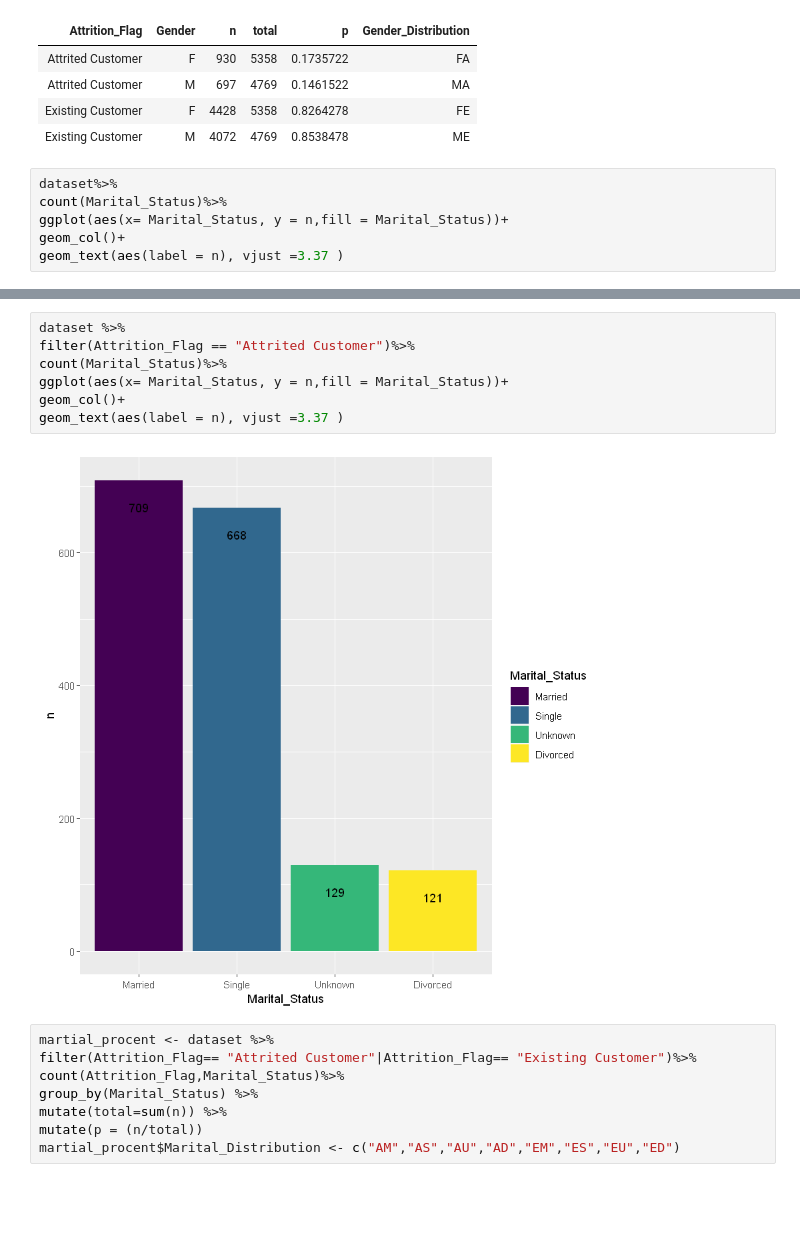
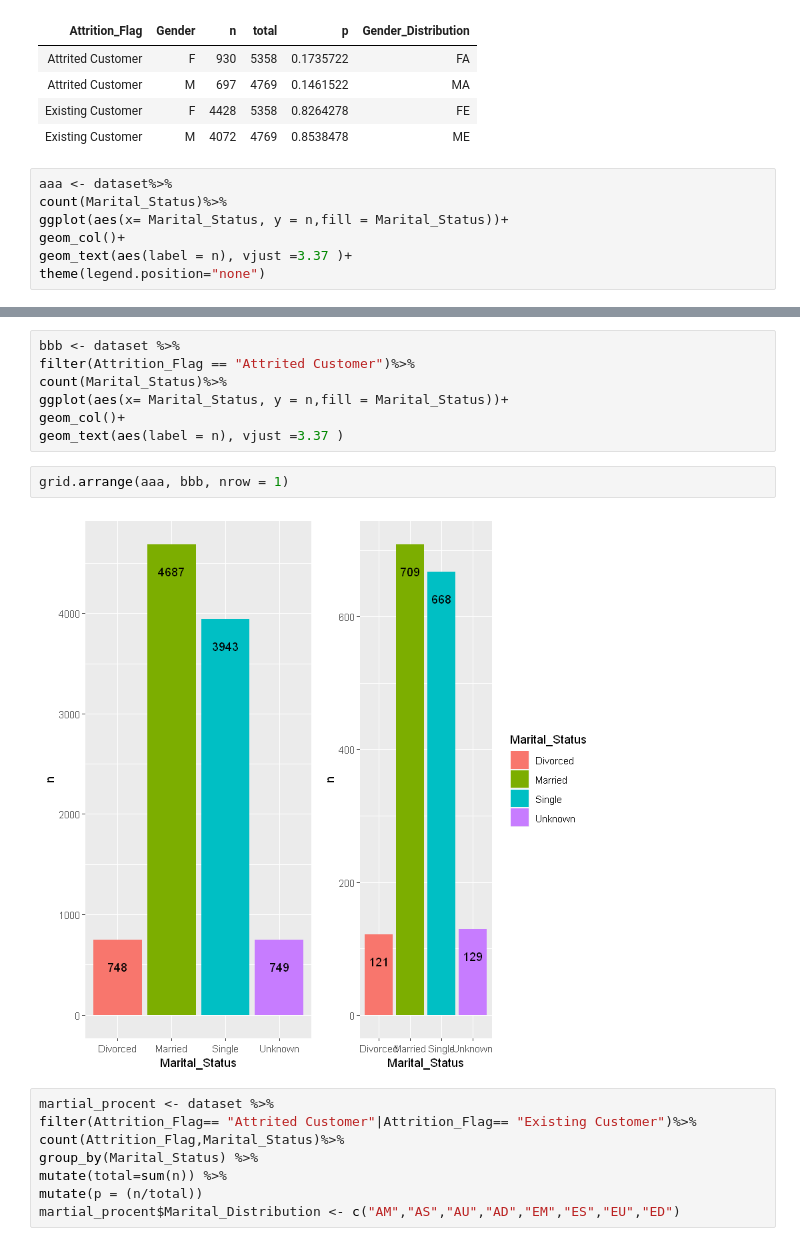
Before and after one commit to WeAreVR/Biba, a Jupyter notebook: BIBA.ipynb, the cells around one changed output, grey strips where cells are left out. Cells and saved outputs as stored; diff of their text form; blank space fills up the shorter version.

```diff
--- a/BIBA.ipynb
+++ b/BIBA.ipynb
@@ -270,8 +247,9 @@ df1
 | Existing Customer | F | 4428 | 5358 | 0.8264278 | FE |
 | Existing Customer | M | 4072 | 4769 | 0.8538478 | ME |
 # %%
-dataset%>%
+aaa <- dataset%>%
 count(Marital_Status)%>%
 ggplot(aes(x= Marital_Status, y = n,fill = Marital_Status))+
 geom_col()+
-geom_text(aes(label = n), vjust =3.37 )
+geom_text(aes(label = n), vjust =3.37 )+
+theme(legend.position="none")
@@ -280,12 +256,14 @@ geom_text(aes(label = n), vjust =3.37 )
 # %%
-dataset %>%
+bbb <- dataset %>%
 filter(Attrition_Flag == "Attrited Customer")%>%
 count(Marital_Status)%>%
 ggplot(aes(x= Marital_Status, y = n,fill = Marital_Status))+
 geom_col()+
 geom_text(aes(label = n), vjust =3.37 )
-# %% [output]
-[figure, removed]
+# %%
+grid.arrange(aaa, bbb, nrow = 1)
+# %% [output]
+[figure, added]
 # %%
 martial_procent <- dataset %>%
 filter(Attrition_Flag== "Attrited Customer"|Attrition_Flag== "Existing Customer")%>%
```
Also changed, not shown: parts of 4 cells of this notebook.
